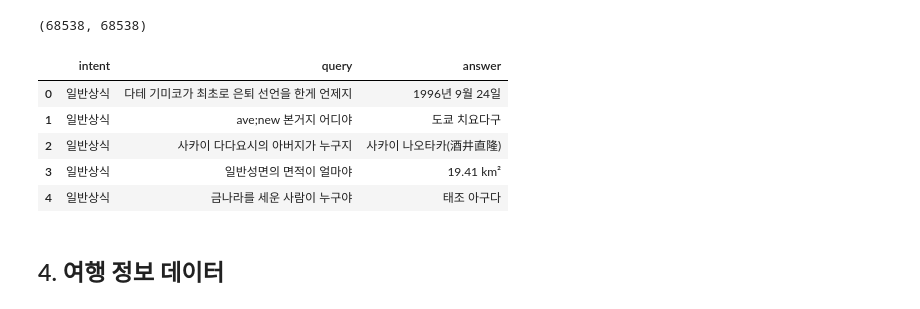
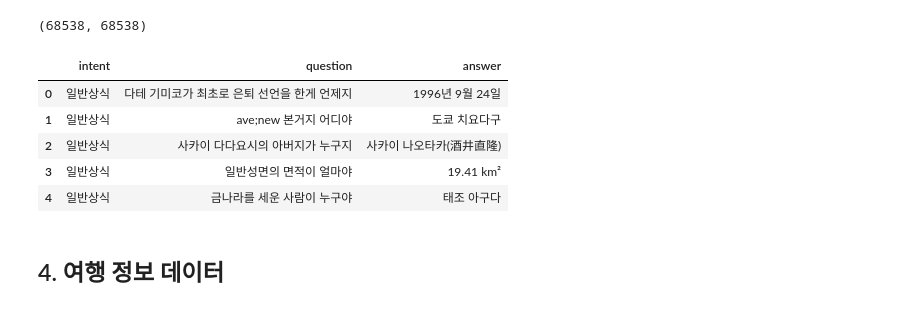
Before and after one commit to songsurin/text_analysis, a Jupyter notebook: 전처리코드/Data_To_Csv.ipynb, the cells around one changed output. Saved outputs shown, nothing was run; the diff lists cells and outputs as text; code cells hidden in the pictures.

```diff
--- a/전처리코드/Data_To_Csv.ipynb
+++ b/전처리코드/Data_To_Csv.ipynb
@@ -209,10 +212,10 @@ common_sense['data'][0]['paragraphs'][0]['qas'][0]
  'answers': [{'answer_start': 260, 'text': '1996년 9월 24일'}],
  'id': '9_f2_wiki_2822-1'}
 # %%
-query = []
+question = []
 answer = []
 for i in range(len(common_sense['data'])):
     QandA = common_sense['data'][i]['paragraphs'][0]['qas'][0]
-    query.append(QandA['question'])
+    question.append(QandA['question'])
     answer.append(QandA['answers'][0]['text'])
 # %%
@@ -220,10 +223,10 @@ len(query), len(answer)
 # %% [output]
 (68538, 68538)
 # %%
-sense_df = pd.DataFrame({'intent': ['일반상식']*len(query), 'query': query, 'answer': answer})
+sense_df = pd.DataFrame({'intent': ['일반상식']*len(question), 'question': question, 'answer': answer})
 sense_df.head()
 # %% [output]
-|  | intent | query | answer |
+|  | intent | question | answer |
 | 0 | 일반상식 | 다테 기미코가 최초로 은퇴 선언을 한게 언제지 | 1996년 9월 24일 |
 | 1 | 일반상식 | ave;new 본거지 어디야 | 도쿄 치요다구 |
 | 2 | 일반상식 | 사카이 다다요시의 아버지가 누구지 | 사카이 나오타카(酒井直隆) |
```
Also changed, not shown: parts of 10 cells of this notebook.
